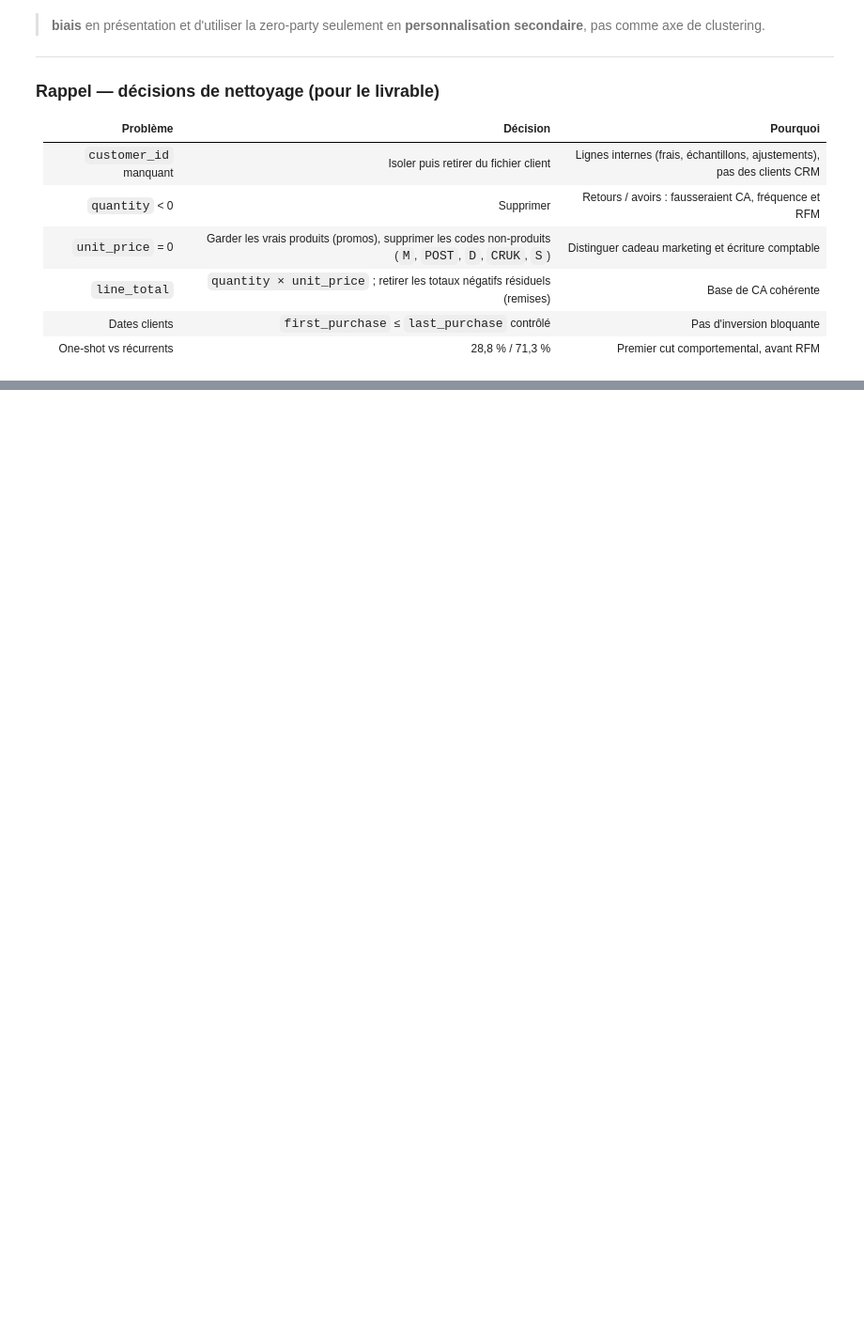
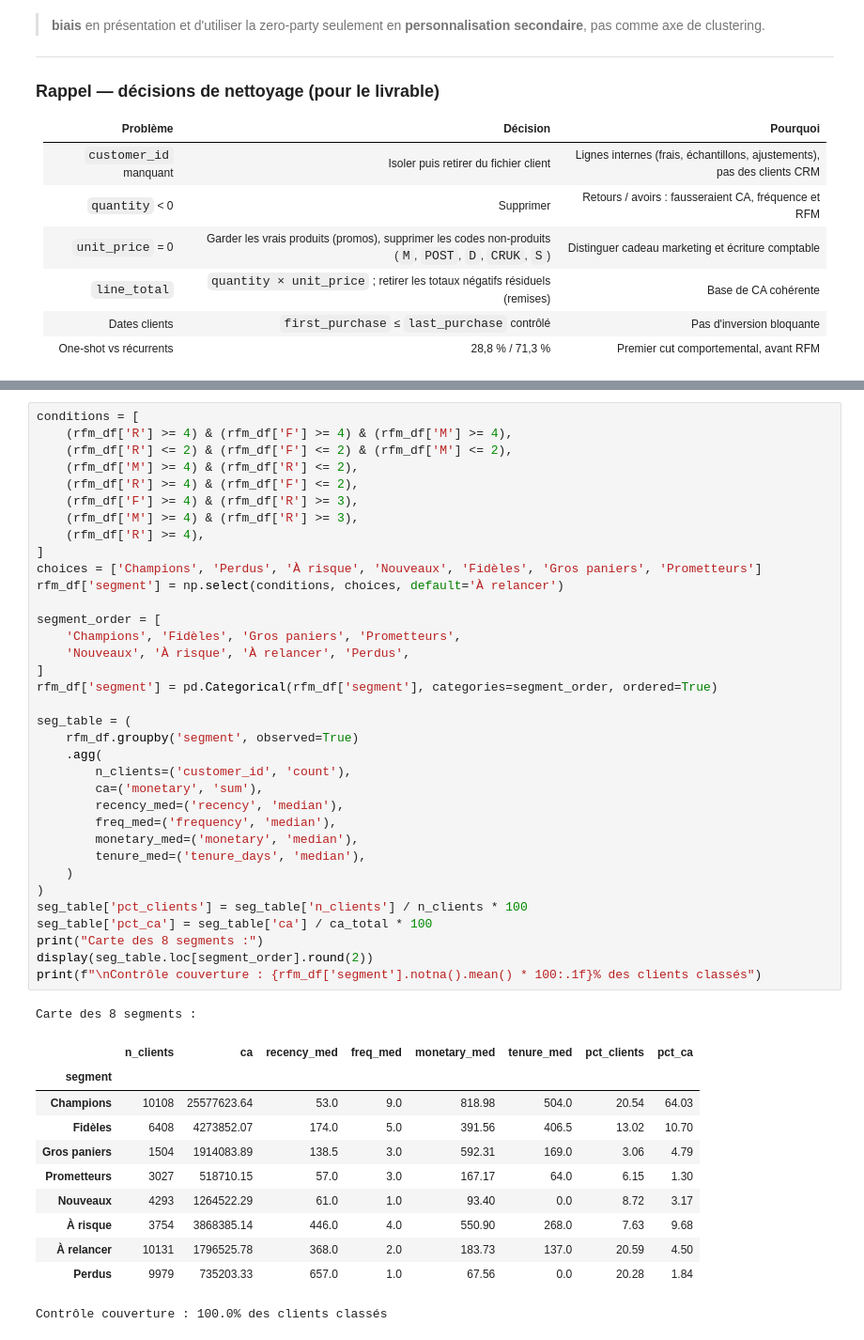
Before and after one commit to RomainR99/Data-Marketing-, a Jupyter notebook: DataMarketing.ipynb, the cells around one changed output, grey strips where cells are left out. Shown at 94% size. Cells and saved outputs as stored; diff of their text form; blank space fills up the shorter version.

```diff
--- a/DataMarketing.ipynb
+++ b/DataMarketing.ipynb
@@ -1347,0 +1679,48 @@ Ces hypothèses relient une observation d'EDA à un comportement attendu, puis
+# %%
+conditions = [
+    (rfm_df['R'] >= 4) & (rfm_df['F'] >= 4) & (rfm_df['M'] >= 4),
+    (rfm_df['R'] <= 2) & (rfm_df['F'] <= 2) & (rfm_df['M'] <= 2),
+    (rfm_df['M'] >= 4) & (rfm_df['R'] <= 2),
+    (rfm_df['R'] >= 4) & (rfm_df['F'] <= 2),
+    (rfm_df['F'] >= 4) & (rfm_df['R'] >= 3),
+    (rfm_df['M'] >= 4) & (rfm_df['R'] >= 3),
+    (rfm_df['R'] >= 4),
+]
+choices = ['Champions', 'Perdus', 'À risque', 'Nouveaux', 'Fidèles', 'Gros paniers', 'Prometteurs']
+rfm_df['segment'] = np.select(conditions, choices, default='À relancer')
+
+segment_order = [
+    'Champions', 'Fidèles', 'Gros paniers', 'Prometteurs',
+    'Nouveaux', 'À risque', 'À relancer', 'Perdus',
+]
+rfm_df['segment'] = pd.Categorical(rfm_df['segment'], categories=segment_order, ordered=True)
+
+seg_table = (
+    rfm_df.groupby('segment', observed=True)
+    .agg(
+        n_clients=('customer_id', 'count'),
+        ca=('monetary', 'sum'),
+        recency_med=('recency', 'median'),
+        freq_med=('frequency', 'median'),
+        monetary_med=('monetary', 'median'),
+        tenure_med=('tenure_days', 'median'),
+    )
+)
+seg_table['pct_clients'] = seg_table['n_clients'] / n_clients * 100
+seg_table['pct_ca'] = seg_table['ca'] / ca_total * 100
+print("Carte des 8 segments :")
+display(seg_table.loc[segment_order].round(2))
+print(f"\nContrôle couverture : {rfm_df['segment'].notna().mean() * 100:.1f}% des clients classés")
+# %% [output]
+Carte des 8 segments :
+|  | n_clients | ca | recency_med | freq_med | monetary_med | tenure_med | pct_clients | pct_ca |
+| segment |  |  |  |  |  |  |  |  |
+| Champions | 10108 | 25577623.64 | 53.0 | 9.0 | 818.98 | 504.0 | 20.54 | 64.03 |
+| Fidèles | 6408 | 4273852.07 | 174.0 | 5.0 | 391.56 | 406.5 | 13.02 | 10.70 |
+| Gros paniers | 1504 | 1914083.89 | 138.5 | 3.0 | 592.31 | 169.0 | 3.06 | 4.79 |
+| Prometteurs | 3027 | 518710.15 | 57.0 | 3.0 | 167.17 | 64.0 | 6.15 | 1.30 |
+| Nouveaux | 4293 | 1264522.29 | 61.0 | 1.0 | 93.40 | 0.0 | 8.72 | 3.17 |
+| À risque | 3754 | 3868385.14 | 446.0 | 4.0 | 550.90 | 268.0 | 7.63 | 9.68 |
+| À relancer | 10131 | 1796525.78 | 368.0 | 2.0 | 183.73 | 137.0 | 20.59 | 4.50 |
+| Perdus | 9979 | 735203.33 | 657.0 | 1.0 | 67.56 | 0.0 | 20.28 | 1.84 |
+Contrôle couverture : 100.0% des clients classés
```
Also changed, not shown: parts of 24 cells of this notebook.
